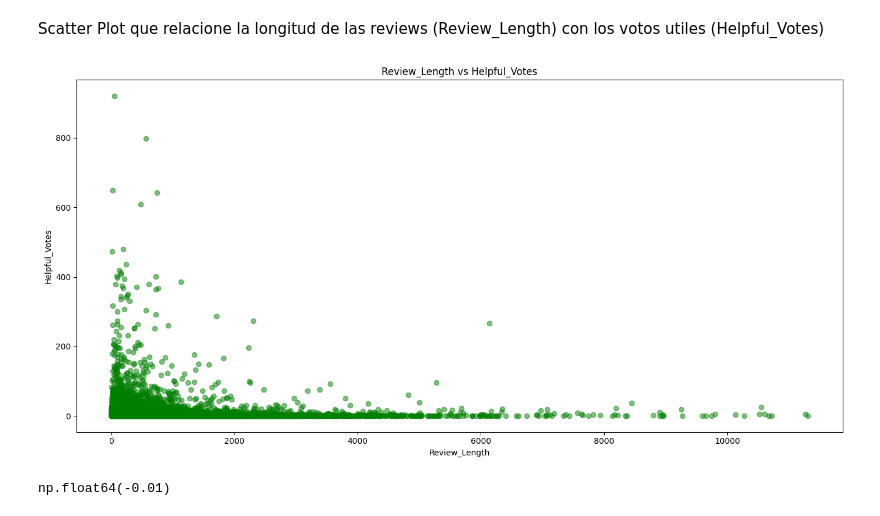
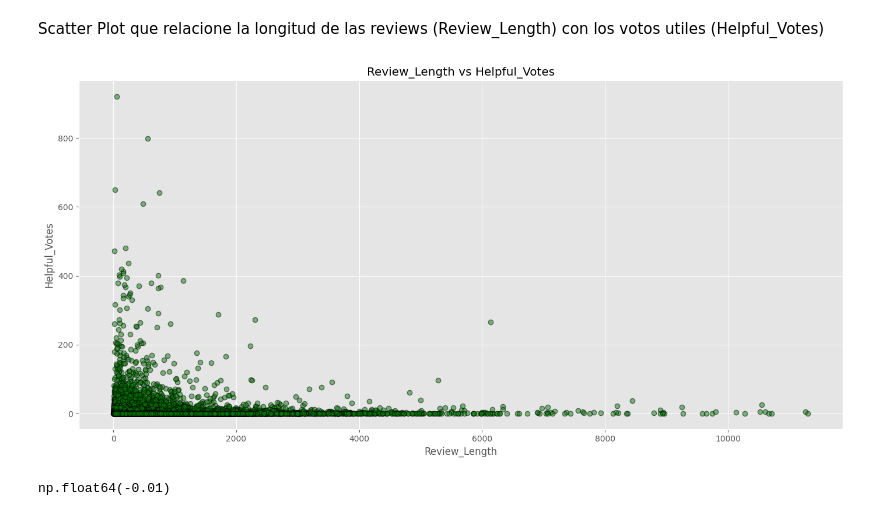
Before and after one commit to mfernandezzz/Pruebas_Tecnicas, a Jupyter notebook: pruebaTecnicaAmazon.ipynb, the cells around one changed output. Drawn from its saved outputs; the diff is of its cells as text; code cells hidden in the pictures.

```diff
--- a/pruebaTecnicaAmazon.ipynb
+++ b/pruebaTecnicaAmazon.ipynb
@@ -2,0 +101,3 @@
+# %%
+cat_cols = ['product_description', 'brand', 'product_name', 'reviewer_name', 'review_title']
+df[cat_cols] = df[cat_cols].fillna('Unknown')
@@ -2,0 +115,2 @@
+# %%
+df['rating'] = df['rating'].fillna('no rating')
@@ -2,0 +132,2 @@
+# %%
+df['verified_purchase'] = df['verified_purchase'].fillna('Unverified Purchase')
@@ -314,7 +351,7 @@ df_positives_negatives
 # %% [markdown]
 Nueva columna que almacena el largo de las reviews
 # %%
-df['Review_Length'] = df['Review_Content'].str.len()
+df['review_length'] = df['review_content'].str.len()
 #df['Review_Length'] = df['Review_Length'].astype(int).str.len()
 df.head()
 # %% [output]
@@ -331,20 +367,22 @@ Scatter Plot que relacione la longitud de las reviews (Review_Length) con los vo
 import matplotlib.pyplot as plt
 import seaborn as sns
 # %%
-x = np.array(df['Review_Length'])
-y = np.array(df['Helpful_Votes'])
+plt.style.use('ggplot')
 
 plt.figure(figsize=(14, 7))
 
-plt.scatter(x, y, c='g', alpha=0.5)
+x = np.array(df['review_length'])
+y = np.array(df['helpful_votes'])
+
+plt.scatter(x, y, c='g', edgecolor='black', linewidth=1, alpha=0.5)
 
 plt.title('Review_Length vs Helpful_Votes')
 plt.xlabel('Review_Length')
 plt.ylabel('Helpful_Votes')
 
 plt.tight_layout()
 plt.show()
 # %% [output]
-[figure, old version]
+[figure, new version]
 # %%
 # calculo de correlacion
```
Also changed, not shown: parts of 47 cells of this notebook.
